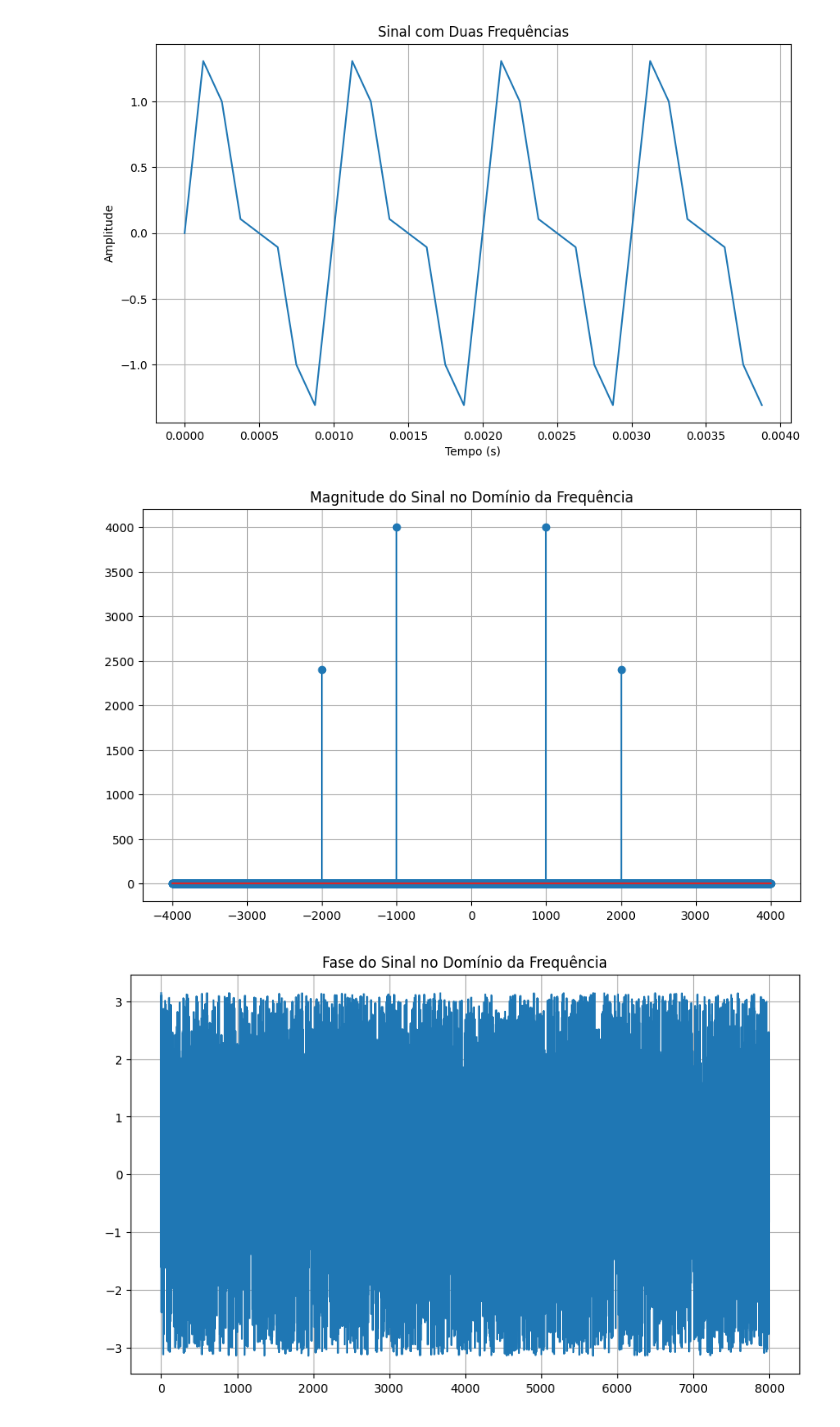
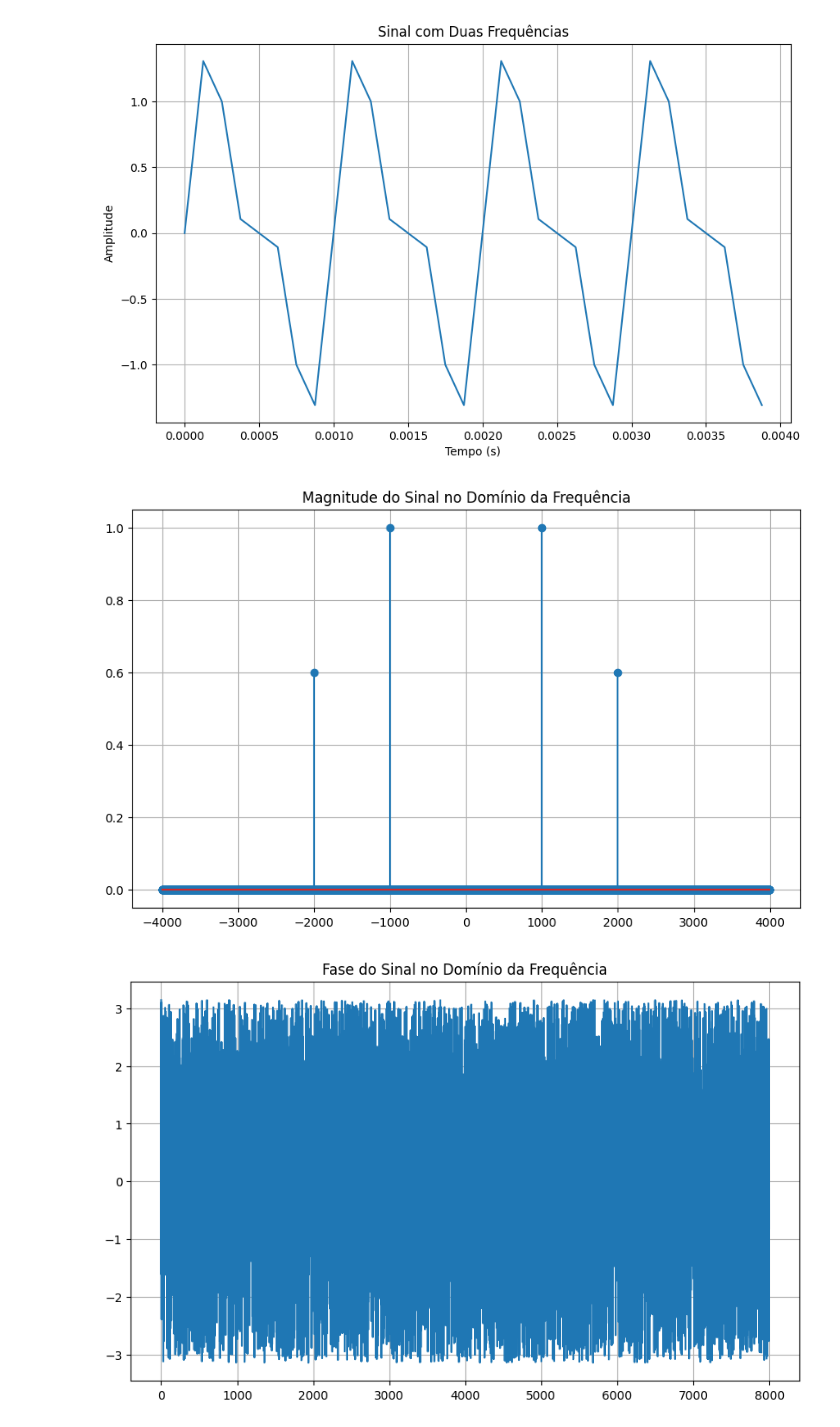
Before and after one commit to hortenciadiniz/DFT, a Jupyter notebook: DFT_HD.ipynb, the cells around one changed output. Saved outputs shown, nothing was run; the diff lists cells and outputs as text; code cells hidden in the pictures.

```diff
--- a/DFT_HD.ipynb
+++ b/DFT_HD.ipynb
@@ -49,31 +49,32 @@ X = dft(sinal_final)
 # %%
 # Cria os vetores de frequência para os gráficos
 freq_X = np.fft.fftfreq(len(X), 1/taxa_amostragem)
 
 # Calcula a IFFT para reconstruir o sinal no domínio do tempo
 x_reconstructed = np.fft.ifft(X)
 
 # Plota a magnitude do sinal no domínio da frequência
+escala = 1/4000;
 plt.figure(figsize=(10, 6))
 plt.title('Magnitude do Sinal no Domínio da Frequência')
-plt.stem(freq_X, np.abs(X))
+plt.stem(freq_X, escala*np.abs(X))
 plt.grid(True)
 
 # Plota a fase do sinal no domínio da frequência
 plt.figure(figsize=(10, 6))
 plt.title('Fase do Sinal no Domínio da Frequência')
 plt.plot(np.angle(X))
 plt.grid(True)
 
 # Calcula a IFFT para reconstruir o sinal no domínio do tempo
 plt.figure(figsize=(10, 6))
 plt.title('Sinal reconstruído no domínio do tempo')
 plt.plot(tempo[:int(taxa_amostragem*0.004)], x_reconstructed[:int(taxa_amostragem*0.004)])
 plt.grid(True)
 
 plt.show()
 # %% [output]
-[figure, old version]
+[figure, new version]
 [figure]
 [figure]
 # %%
```
Also changed, not shown: parts of 1 cell of this notebook.
